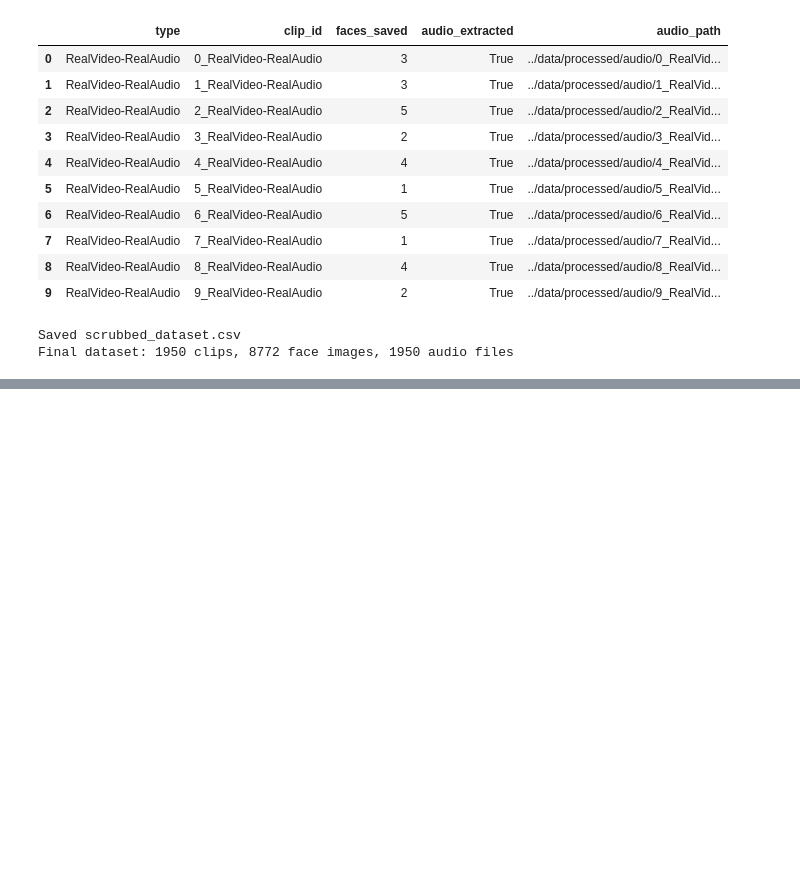
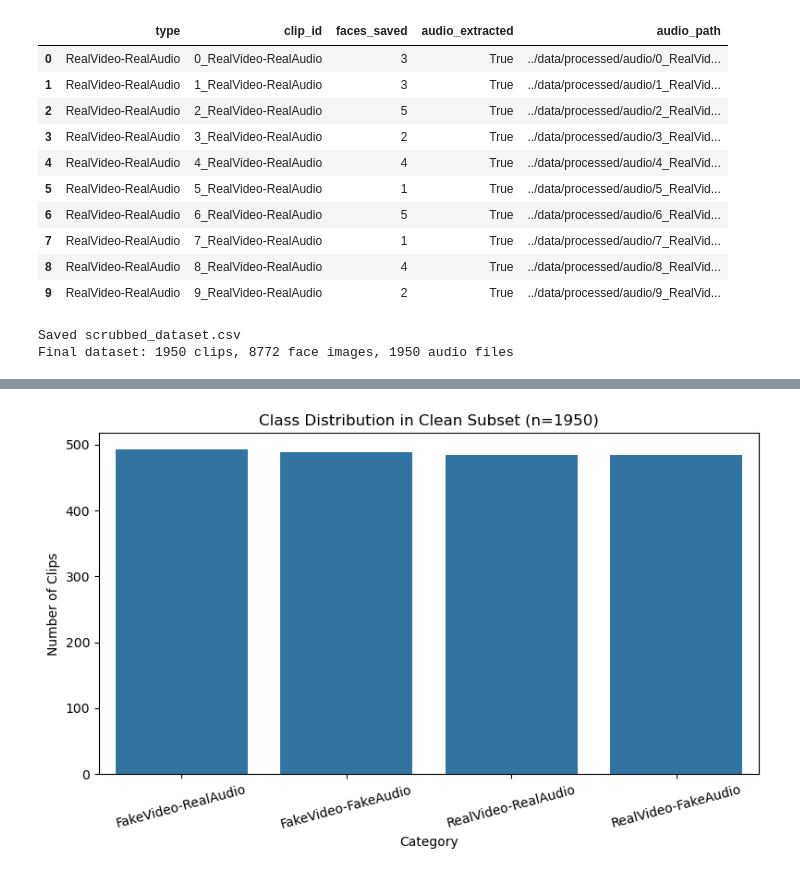
Before and after one commit to shammameshar/deepfake_detection, a Jupyter notebook: notebooks/DeepFakeDetection.ipynb, the cells around one changed output, grey strips where cells are left out. Cells and saved outputs as stored; diff of their text form; code cells hidden in the pictures; blank space fills up the shorter version.

Commit message:
Complete Explore stage: visualize face/audio samples, class distribution, duration analysis

```diff
--- a/notebooks/DeepFakeDetection.ipynb
+++ b/notebooks/DeepFakeDetection.ipynb
@@ -489,0 +492,12 @@ Final dataset: 1950 clips, 8772 face images, 1950 audio files
+# %%
+# Load our Scrub output and set up plotting
+
+import matplotlib.pyplot as plt                                    # matplotlib.pyplot — for creating all our charts and image grids
+import matplotlib.image as mpimg                                   # matplotlib.image — lets us load and display saved .jpg face images
+import librosa.display                                             # librosa.display — has built-in functions for plotting waveforms/spectrograms
+import seaborn as sns                                               # seaborn — makes nicer-looking statistical plots (built on top of matplotlib)
+
+final_df = pd.read_csv("../data/processed/scrubbed_dataset.csv")   # read_csv — reloads our Scrub output, so Explore can run independently without re-doing extraction
+
+print(final_df.shape)                                               # shape — confirms we're starting with (1950, however many columns)
+final_df.head()                                                     # head() — quick visual check that everything loaded correctly
@@ -489,0 +512,15 @@ Final dataset: 1950 clips, 8772 face images, 1950 audio files
+# %%
+# Class distribution visualization
+fig, ax = plt.subplots(figsize=(8, 5))                             # subplots — creates a figure and axis to draw on; figsize controls the plot's size in inches
+
+sns.countplot(data=final_df, x='type', order=final_df['type'].value_counts().index, ax=ax)  # countplot — automatically counts and bars each category; order sorts bars biggest to smallest
+
+ax.set_title("Class Distribution in Clean Subset (n=1950)")        # set_title — labels the chart
+ax.set_xlabel("Category")                                          # set_xlabel — labels the x-axis
+ax.set_ylabel("Number of Clips")                                   # set_ylabel — labels the y-axis
+plt.xticks(rotation=15)                                            # xticks rotation — angles the category labels slightly so long names don't overlap
+plt.tight_layout()                                                 # tight_layout — automatically adjusts spacing so labels aren't cut off
+plt.savefig("../outputs/figures/class_distribution.png", dpi=150)  # savefig — saves this chart as an image file, ready to paste into your report (dpi=150 for print-quality resolution)
+plt.show()                                                          # show — displays the chart in the notebook
+# %% [output]
+[figure, added]
```
Also changed, not shown: parts of 11 cells of this notebook, 5 other files.
